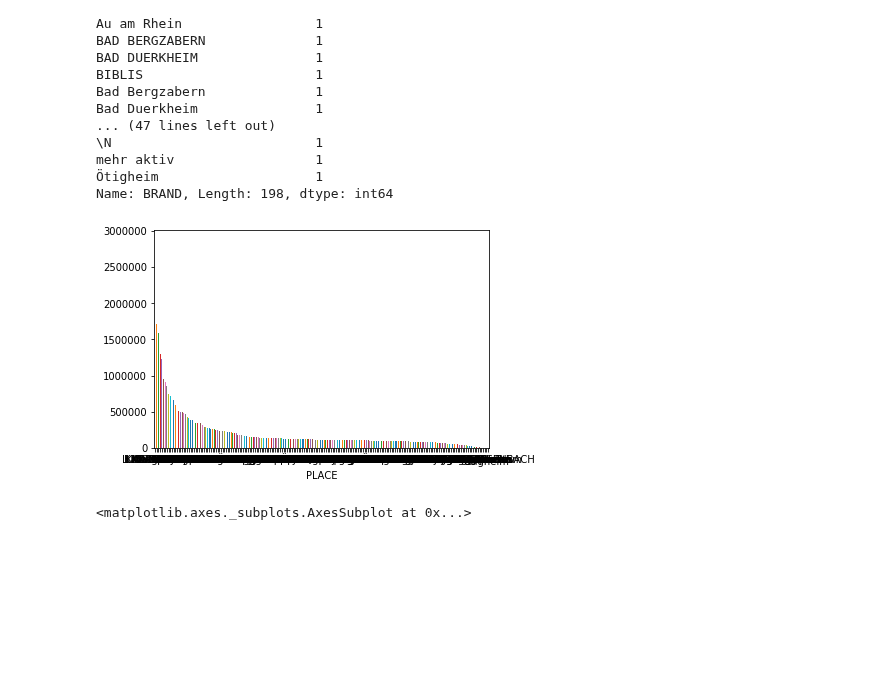
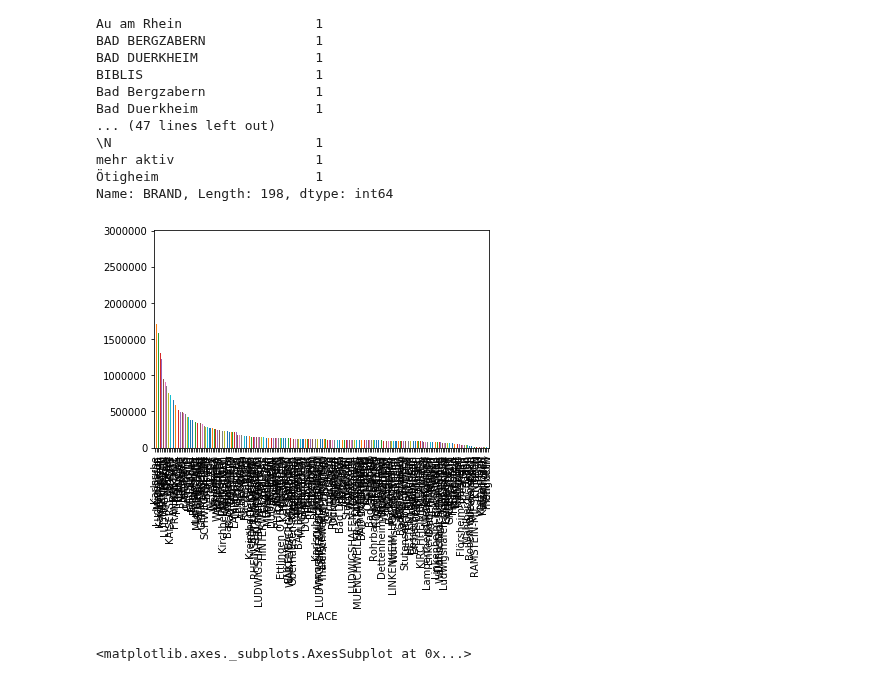
Before and after one commit to sumittomer/Data-Science-Lecture, a Jupyter notebook: Python Code.ipynb, the cells around one changed output. Saved outputs shown, nothing was run; the diff lists cells and outputs as text; code cells hidden in the pictures; blank space fills up the shorter version.

```diff
--- a/Python Code.ipynb
+++ b/Python Code.ipynb
@@ -71,6 +71,10 @@ prices.plot(x="DATE_CHANGED", y= "E5")
 plt.show()
 # %% [output]
 [figure]
+# %%
+prices["Year"] = pd.DatetimeIndex(prices['DATE_CHANGED']).year
+prices['Month'] = pd.DatetimeIndex(prices['DATE_CHANGED']).month
+meanprice = prices.groupby(['Year','Month'])['E5','E10','DIESEL'].mean()
 # %%
 station.head()
 # %% [output]
@@ -153,9 +178,9 @@ mehr aktiv                  1
 Ötigheim                    1
 Name: BRAND, Length: 198, dtype: int64
 # %%
-ax = combine_place.plot.bar(x='PLACE', y='CHANGED', rot=0)
+ax = combine_place.plot.bar(x='PLACE', y='CHANGED', rot=90)
 # %% [output]
-[figure, old version]
+[figure, new version]
 # %%
 get_ipython().magic('matplotlib inline')
 station.groupby('PLACE')['BRAND'].nunique().plot(kind='bar')
```
Also changed, not shown: parts of 10 cells of this notebook.
